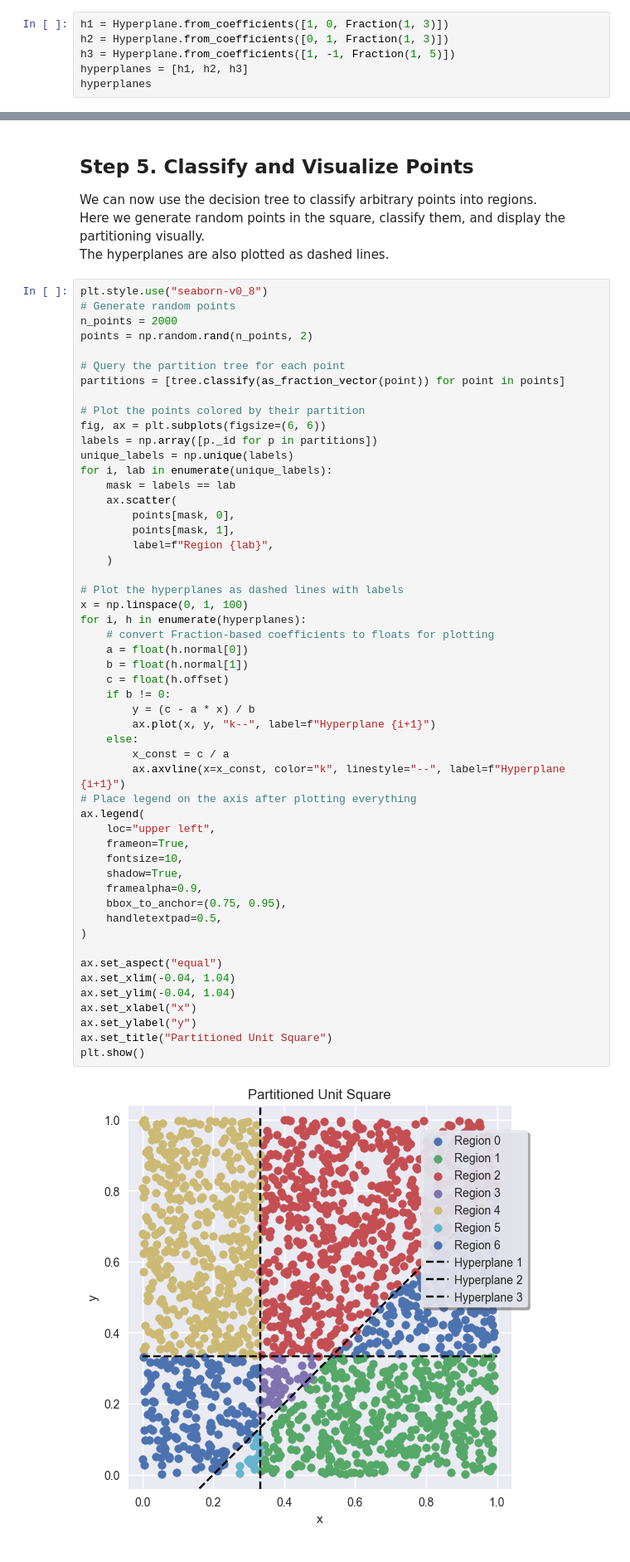
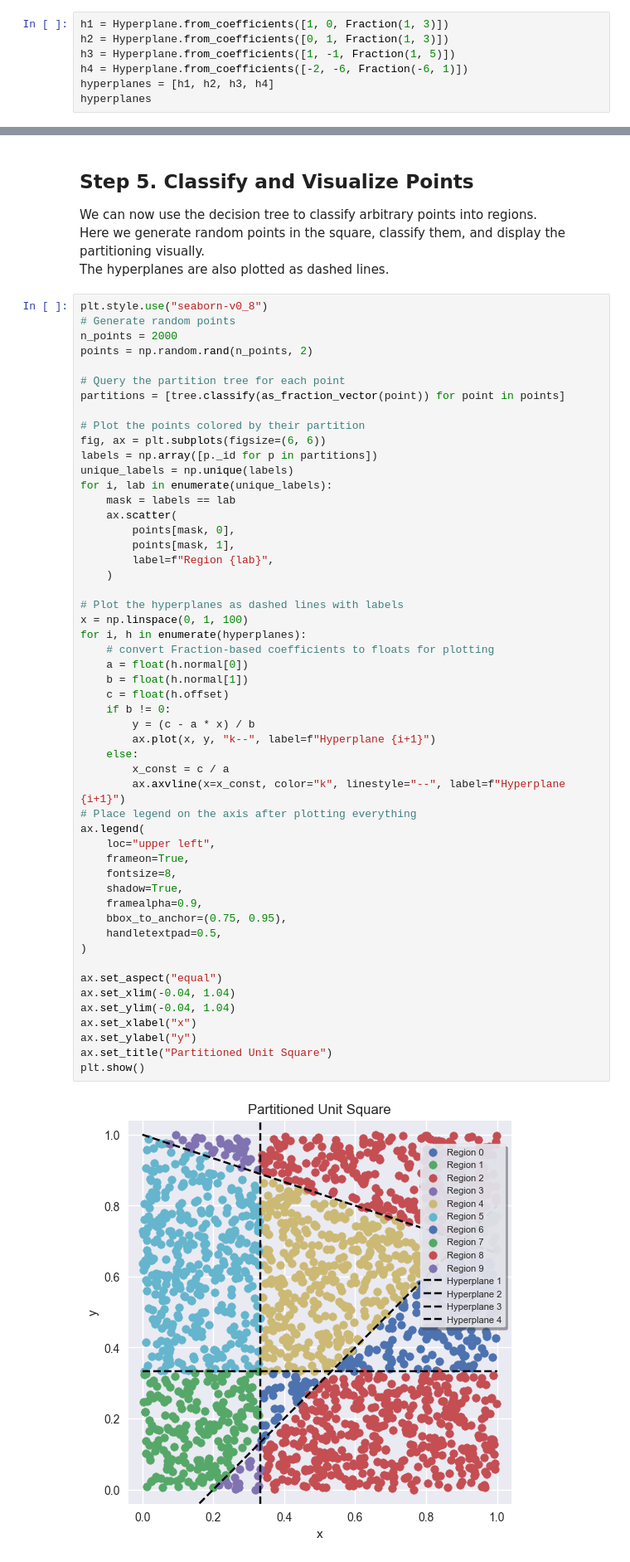
Before and after one commit to CIAMOD/polypart, a Jupyter notebook: examples/Partitioning_Unit_Square.ipynb, the cells around one changed output, grey strips where cells are left out. Shown: that part at 83% size. Drawn from its saved outputs; the diff is of its cells as text.

```diff
--- a/examples/Partitioning_Unit_Square.ipynb
+++ b/examples/Partitioning_Unit_Square.ipynb
@@ -51,7 +51,8 @@ We introduce three hyperplanes, all with rational coefficients:
 h1 = Hyperplane.from_coefficients([1, 0, Fraction(1, 3)])
 h2 = Hyperplane.from_coefficients([0, 1, Fraction(1, 3)])
 h3 = Hyperplane.from_coefficients([1, -1, Fraction(1, 5)])
-hyperplanes = [h1, h2, h3]
+h4 = Hyperplane.from_coefficients([-2, -6, Fraction(-6, 1)])
+hyperplanes = [h1, h2, h3, h4]
 hyperplanes
 # %% [output]
 [Hyperplane(normal=array([Fraction(1, 1), Fraction(0, 1)], dtype=object), offset=Fraction(1, 3)),
@@ -102,35 +105,35 @@ for i, lab in enumerate(unique_labels):
 x = np.linspace(0, 1, 100)
 for i, h in enumerate(hyperplanes):
     # convert Fraction-based coefficients to floats for plotting
     a = float(h.normal[0])
     b = float(h.normal[1])
     c = float(h.offset)
     if b != 0:
         y = (c - a * x) / b
         ax.plot(x, y, "k--", label=f"Hyperplane {i+1}")
     else:
         x_const = c / a
         ax.axvline(x=x_const, color="k", linestyle="--", label=f"Hyperplane {i+1}")
 # Place legend on the axis after plotting everything
 ax.legend(
     loc="upper left",
     frameon=True,
-    fontsize=10,
+    fontsize=8,
     shadow=True,
     framealpha=0.9,
     bbox_to_anchor=(0.75, 0.95),
     handletextpad=0.5,
 )
 
 ax.set_aspect("equal")
 ax.set_xlim(-0.04, 1.04)
 ax.set_ylim(-0.04, 1.04)
 ax.set_xlabel("x")
 ax.set_ylabel("y")
 ax.set_title("Partitioned Unit Square")
 plt.show()
 # %% [output]
-[figure, old version]
+[figure, new version]
 # %% [markdown]
 
 ## Step 6. Persisting the Tree (Optional)
```
Also changed, not shown: parts of 3 cells of this notebook, 4 other files.
